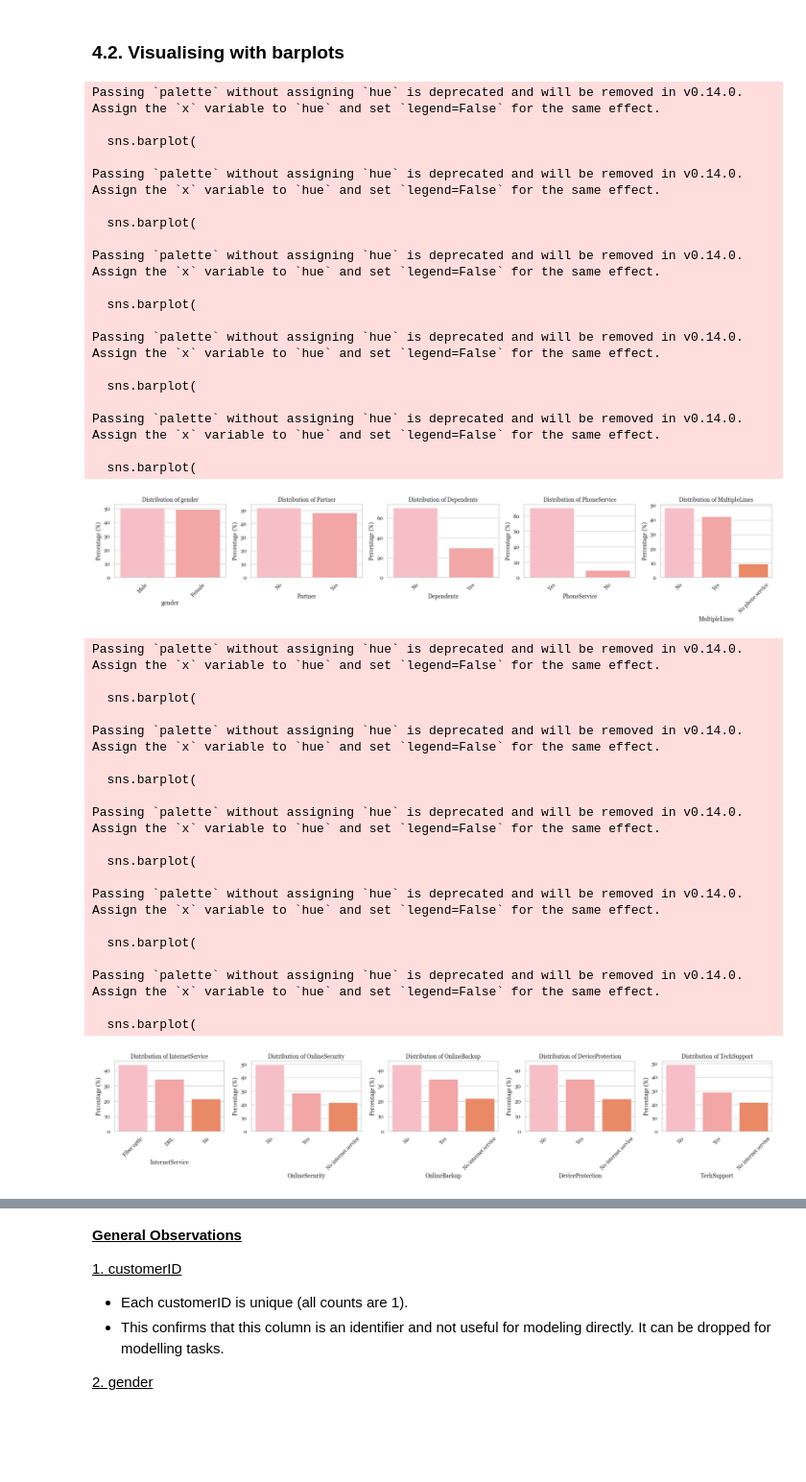
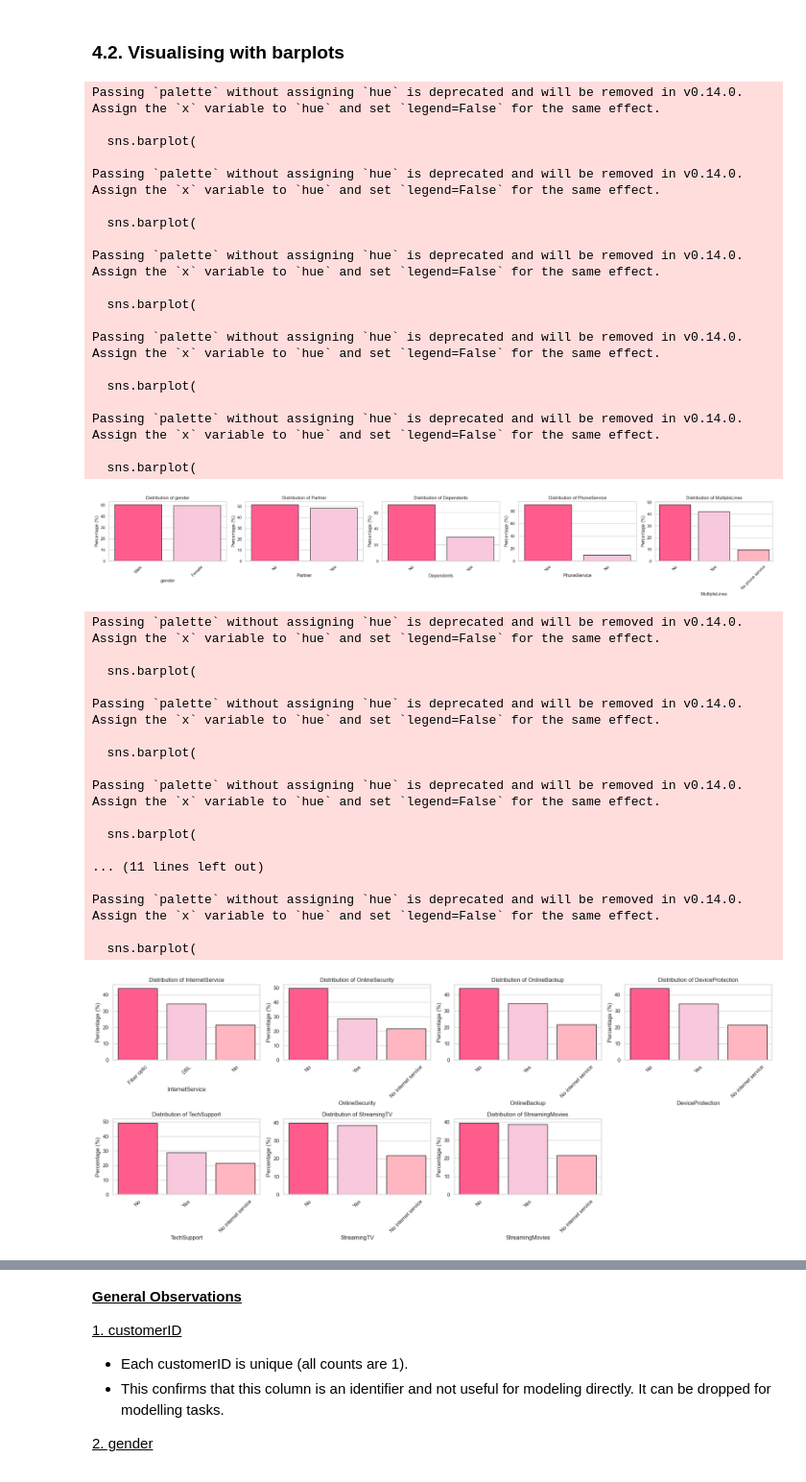
Before and after one commit to codedbyseosy/Exploratory-Data-Analysis-EDA-Project, a Jupyter notebook: Customer Churn Prediction/notebooks/01_eda.ipynb, the cells around one changed output, grey strips where cells are left out. Shown at 96% size. Cells and saved outputs as stored; diff of their text form; code cells hidden in the pictures; blank space fills up the shorter version.

```diff
--- a/Customer Churn Prediction/notebooks/01_eda.ipynb
+++ b/Customer Churn Prediction/notebooks/01_eda.ipynb
@@ -343,62 +344,74 @@ Name: count, dtype: int64
 # %% [markdown]
 ### 4.2. Visualising with barplots
 # %%
-barplot_colours = ["#FFB6C1", "#FF9999", "#FF7F50", "#FFA07A", "#FFCCCB"]
+barplot_colours = ['#FF5C8D','#F8C8DC', '#FFB6C1', '#ffcccb', "#FFCCCB"] # '#FFB6C1', '#F8C8DC'
 
 categorical_cols = dataset.select_dtypes(include='object') \
     .drop(dataset[['customerID', 'Churn']], axis=1).columns
 
-plots_per_fig = 5
+# New layout: 5 in first, 7 in second, 3 in last
+plots_layout = [5, 7, 3]
 
-for i in range(0, len(categorical_cols), plots_per_fig):
-    fig, axes = plt.subplots(1, plots_per_fig, figsize=(20, 4))
-    cols_subset = categorical_cols[i:i+plots_per_fig]
+start_idx = 0
+for plots_per_fig in plots_layout:
+    cols_subset = categorical_cols[start_idx:start_idx + plots_per_fig]
+
+    # Decide subplot grid
+    if plots_per_fig == 7:
+        rows, cols = 2, 4   # 2 rows x 4 cols = 8 slots (last one blank)
+    else:
+        rows, cols = 1, plots_per_fig
+
+    fig, axes = plt.subplots(rows, cols, figsize=(5 * cols, 4 * rows))
+    axes = axes.flatten() if isinstance(axes, np.ndarray) else [axes]
 
     for ax, col in zip(axes, cols_subset):
-        # Compute percentages
         percentages = (dataset[col].value_counts(normalize=True) * 100).reset_index()
         percentages.columns = [col, "percentage"]
 
-        # Barplot with percentages
         sns.barplot(
             data=percentages,
             x=col,
             y="percentage",
             palette=barplot_colours,
-            ax=ax
+            ax=ax,
+            edgecolor='black',
+            linewidth=1,
+            saturation=1
         )
-
         ax.set_title(f"Distribution of {col}")
         ax.set_ylabel("Percentage (%)")
         ax.tick_params(axis='x', rotation=45)
 
-    # Hide unused axes
+    # Hide unused axes (e.g., 1 blank in the 7-plot figure)
     for ax in axes[len(cols_subset):]:
-        ax.axis('off')
+        ax.axis("off")
 
     plt.tight_layout()
     plt.show()
+
+    start_idx += plots_per_fig
 # %% [output]
 Passing `palette` without assigning `hue` is deprecated and will be removed in v0.14.0. Assign the `x` variable to `hue` and set `legend=False` for the same effect.
 
   sns.barplot(
 
 Passing `palette` without assigning `hue` is deprecated and will be removed in v0.14.0. Assign the `x` variable to `hue` and set `legend=False` for the same effect.
 
   sns.barplot(
 
 Passing `palette` without assigning `hue` is deprecated and will be removed in v0.14.0. Assign the `x` variable to `hue` and set `legend=False` for the same effect.
 
   sns.barplot(
 
 Passing `palette` without assigning `hue` is deprecated and will be removed in v0.14.0. Assign the `x` variable to `hue` and set `legend=False` for the same effect.
 
   sns.barplot(
 
 Passing `palette` without assigning `hue` is deprecated and will be removed in v0.14.0. Assign the `x` variable to `hue` and set `legend=False` for the same effect.
 
   sns.barplot(
-[figure, old version]
+[figure, new version]
 Passing `palette` without assigning `hue` is deprecated and will be removed in v0.14.0. Assign the `x` variable to `hue` and set `legend=False` for the same effect.
 
   sns.barplot(
@@ -411,14 +424,12 @@ Passing `palette` without assigning `hue` is deprecated and will be removed in v
 
   sns.barplot(
 
-Passing `palette` without assigning `hue` is deprecated and will be removed in v0.14.0. Assign the `x` variable to `hue` and set `legend=False` for the same effect.
-
-  sns.barplot(
+... (11 lines left out)
 
 Passing `palette` without assigning `hue` is deprecated and will be removed in v0.14.0. Assign the `x` variable to `hue` and set `legend=False` for the same effect.
 
   sns.barplot(
-[figure, old version]
+[figure, new version]
 Passing `palette` without assigning `hue` is deprecated and will be removed in v0.14.0. Assign the `x` variable to `hue` and set `legend=False` for the same effect.
 
   sns.barplot(
```
Also changed, not shown: parts of 9 cells of this notebook, 23 other files.
